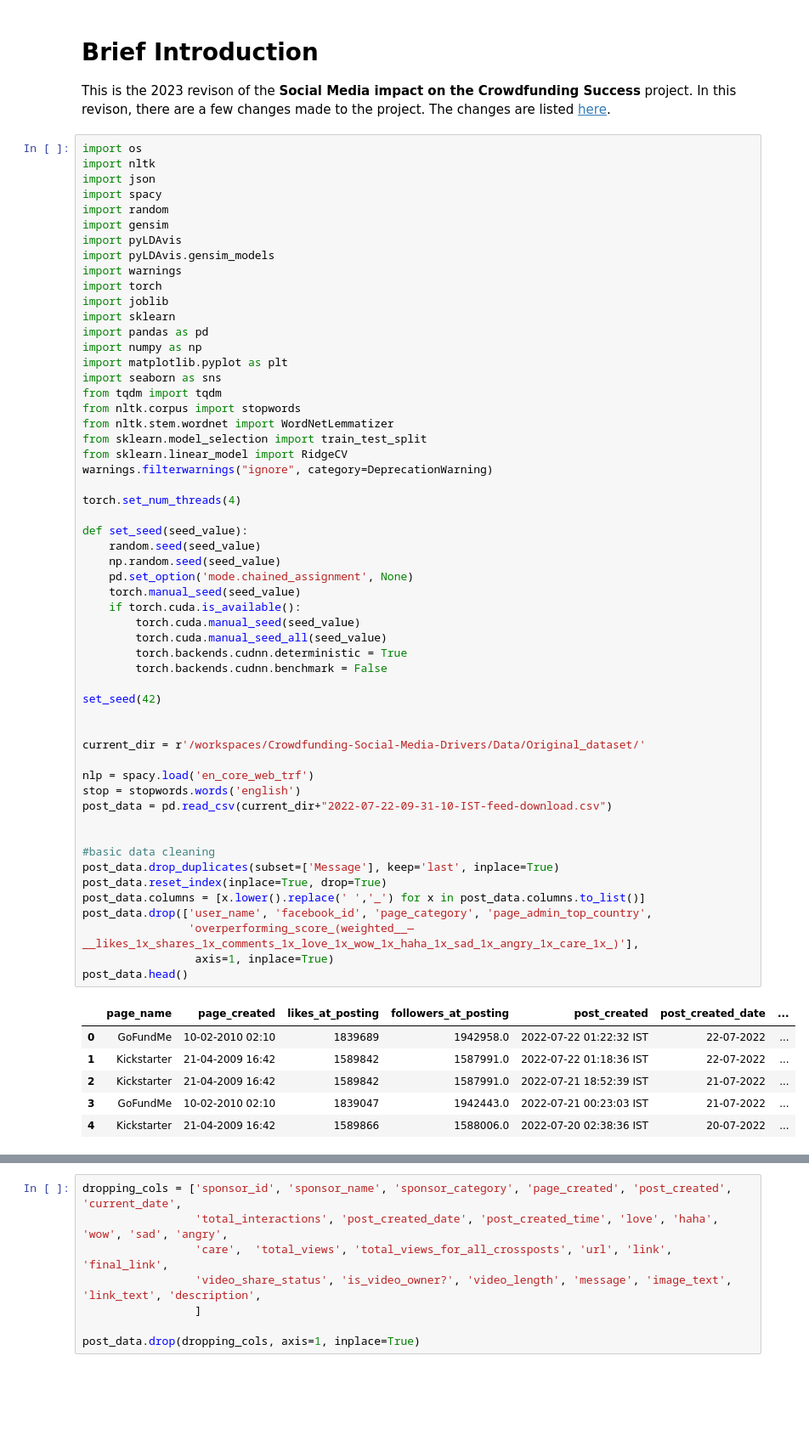
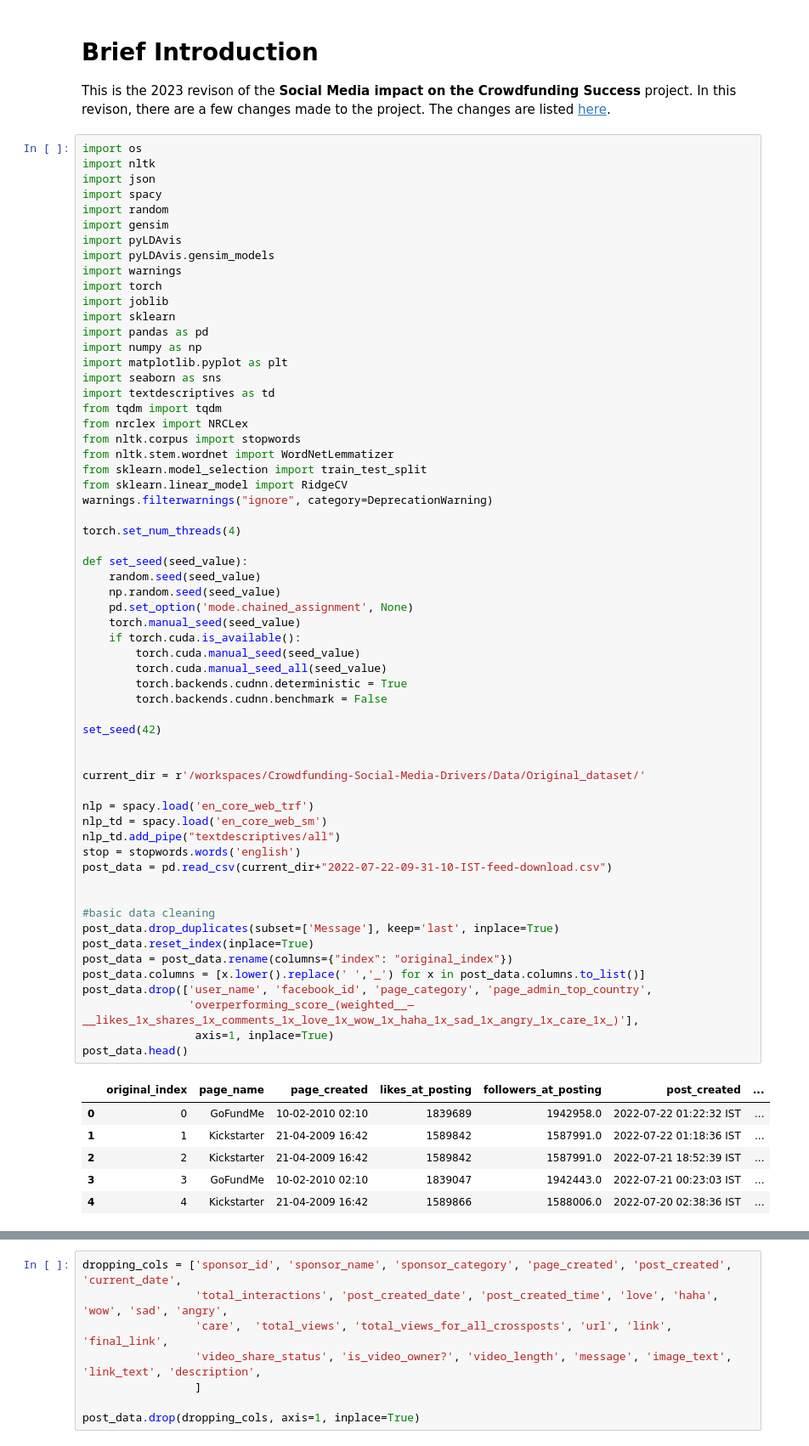
Before and after one commit to Akhil-Theerthala/Crowdfunding-Social-Media-Drivers, a Jupyter notebook: Data/initial_data_processing.ipynb, the cells around one changed output, grey strips where cells are left out. Shown: that part at 85% size. Saved outputs shown, nothing was run; the diff lists cells and outputs as text; blank space fills up the shorter version.

```diff
--- a/Data/initial_data_processing.ipynb
+++ b/Data/initial_data_processing.ipynb
@@ -19,7 +19,9 @@ import pandas as pd
 import numpy as np
 import matplotlib.pyplot as plt
 import seaborn as sns
+import textdescriptives as td
 from tqdm import tqdm
+from nrclex import NRCLex
 from nltk.corpus import stopwords
 from nltk.stem.wordnet import WordNetLemmatizer
 from sklearn.model_selection import train_test_split
@@ -30,37 +32,40 @@ torch.set_num_threads(4)
 
 def set_seed(seed_value):
     random.seed(seed_value)
     np.random.seed(seed_value)
     pd.set_option('mode.chained_assignment', None)
     torch.manual_seed(seed_value)
     if torch.cuda.is_available():
         torch.cuda.manual_seed(seed_value)
         torch.cuda.manual_seed_all(seed_value)
         torch.backends.cudnn.deterministic = True
         torch.backends.cudnn.benchmark = False
 
 set_seed(42)
 
 
 current_dir = r'/workspaces/Crowdfunding-Social-Media-Drivers/Data/Original_dataset/'
 
 nlp = spacy.load('en_core_web_trf')
+nlp_td = spacy.load('en_core_web_sm')
+nlp_td.add_pipe("textdescriptives/all")
 stop = stopwords.words('english')
 post_data = pd.read_csv(current_dir+"2022-07-22-09-31-10-IST-feed-download.csv")
 
 
 #basic data cleaning
 post_data.drop_duplicates(subset=['Message'], keep='last', inplace=True)
-post_data.reset_index(inplace=True, drop=True)
+post_data.reset_index(inplace=True)
+post_data = post_data.rename(columns={"index": "original_index"})
 post_data.columns = [x.lower().replace(' ','_') for x in post_data.columns.to_list()]
 post_data.drop(['user_name', 'facebook_id', 'page_category', 'page_admin_top_country',
                 'overperforming_score_(weighted__—__likes_1x_shares_1x_comments_1x_love_1x_wow_1x_haha_1x_sad_1x_angry_1x_care_1x_)'],
                  axis=1, inplace=True)
 post_data.head()
 # %% [output]
-|  | page_name | page_created | likes_at_posting | followers_at_posting | post_created | post_created_date | ... |
-| 0 | GoFundMe | 10-02-2010 02:10 | 1839689 | 1942958.0 | 2022-07-22 01:22:32 IST | 22-07-2022 | ... |
-| 1 | Kickstarter | 21-04-2009 16:42 | 1589842 | 1587991.0 | 2022-07-22 01:18:36 IST | 22-07-2022 | ... |
-| 2 | Kickstarter | 21-04-2009 16:42 | 1589842 | 1587991.0 | 2022-07-21 18:52:39 IST | 21-07-2022 | ... |
-| 3 | GoFundMe | 10-02-2010 02:10 | 1839047 | 1942443.0 | 2022-07-21 00:23:03 IST | 21-07-2022 | ... |
-| 4 | Kickstarter | 21-04-2009 16:42 | 1589866 | 1588006.0 | 2022-07-20 02:38:36 IST | 20-07-2022 | ... |
+|  | original_index | page_name | page_created | likes_at_posting | followers_at_posting | post_created | ... |
+| 0 | 0 | GoFundMe | 10-02-2010 02:10 | 1839689 | 1942958.0 | 2022-07-22 01:22:32 IST | ... |
+| 1 | 1 | Kickstarter | 21-04-2009 16:42 | 1589842 | 1587991.0 | 2022-07-22 01:18:36 IST | ... |
+| 2 | 2 | Kickstarter | 21-04-2009 16:42 | 1589842 | 1587991.0 | 2022-07-21 18:52:39 IST | ... |
+| 3 | 3 | GoFundMe | 10-02-2010 02:10 | 1839047 | 1942443.0 | 2022-07-21 00:23:03 IST | ... |
+| 4 | 4 | Kickstarter | 21-04-2009 16:42 | 1589866 | 1588006.0 | 2022-07-20 02:38:36 IST | ... |
```
Also changed, not shown: parts of 10 cells of this notebook, 8 other files.
